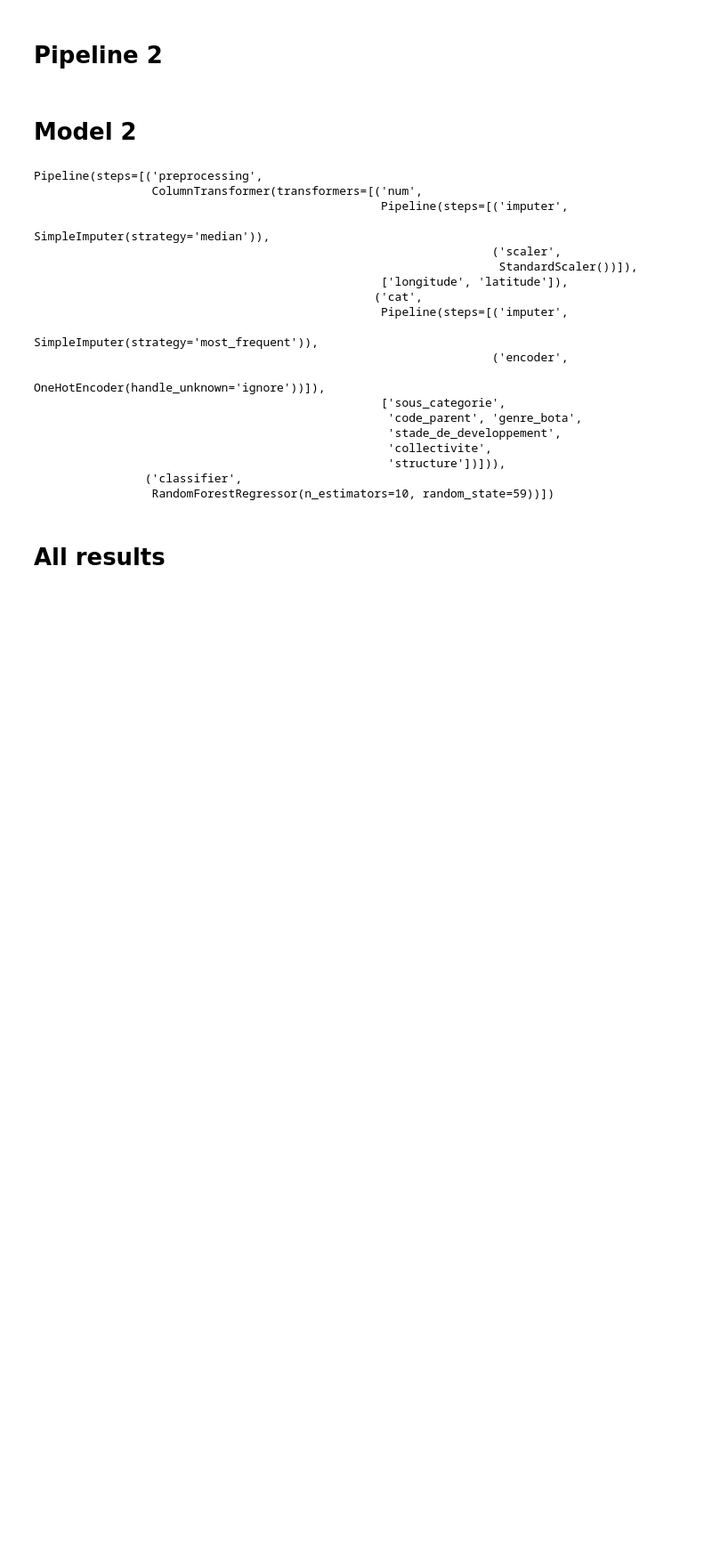
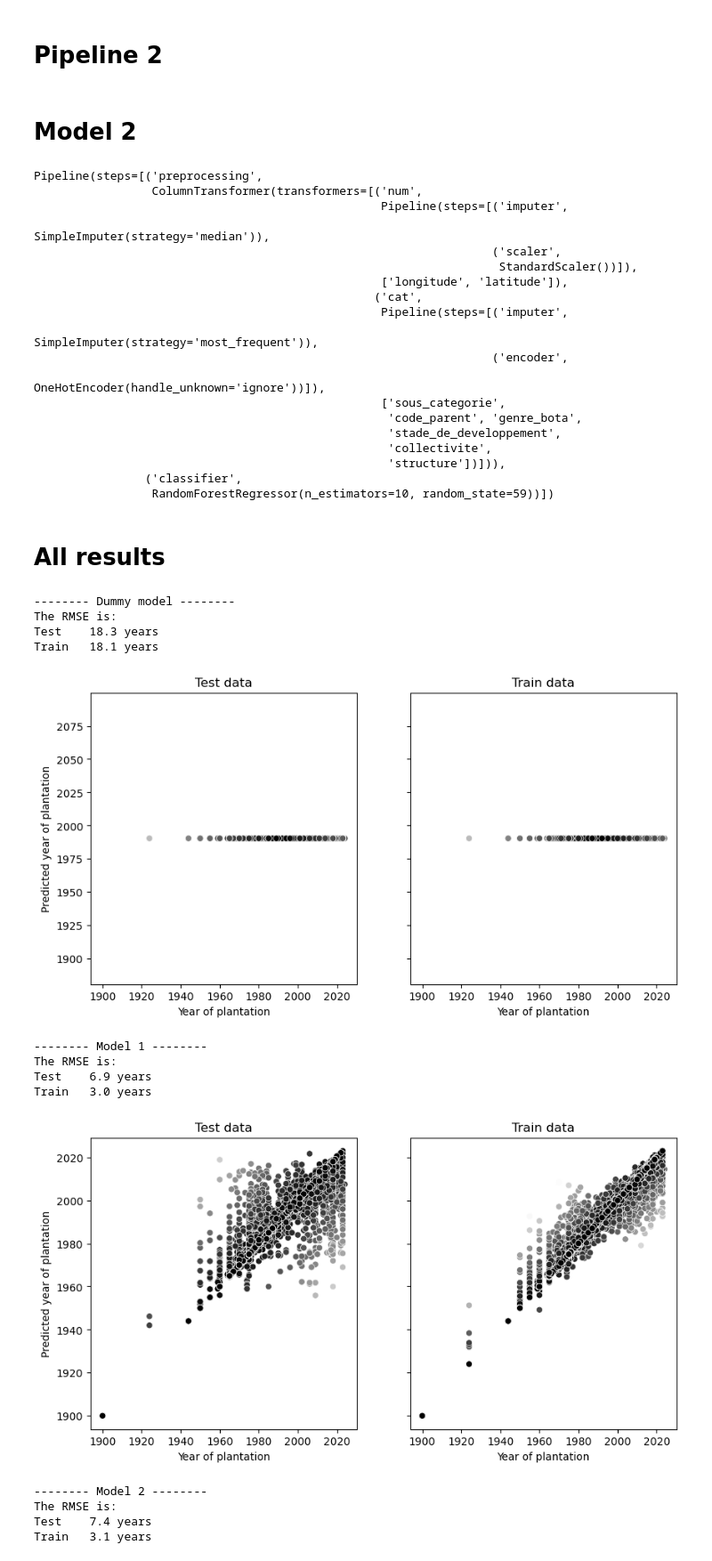
Before and after one commit to ThibaultLaunois/Campnum-12_ML1, a Jupyter notebook: notebooks/2-Pipeline_ML.ipynb, the cells around one changed output. Shown: that part at 89% size. Cells and saved outputs as stored; diff of their text form; code cells hidden in the pictures; blank space fills up the shorter version.

```diff
--- a/notebooks/2-Pipeline_ML.ipynb
+++ b/notebooks/2-Pipeline_ML.ipynb
@@ -295,5 +270,28 @@ Pipeline(steps=[('preprocessing',
 # %% [markdown]
 # All results
 # %%
+def print_title_model(name):
+    number_dash=8
+    print("-"*number_dash+" "+name+" "+"-"*number_dash)
+
+print_title_model("Dummy model")
+show_results(dummy_model)
+print_title_model("Model 1")
 show_results(model_1)
+print_title_model("Model 2")
 show_results(model_2)
+# %% [output]
+-------- Dummy model --------
+The RMSE is:
+Test    18.3 years
+Train   18.1 years
+[figure, added]
+-------- Model 1 --------
+The RMSE is:
+Test    6.9 years
+Train   3.0 years
+[figure, added]
+-------- Model 2 --------
+The RMSE is:
+Test    7.4 years
+Train   3.1 years
```
Also changed, not shown: parts of 6 cells of this notebook.
